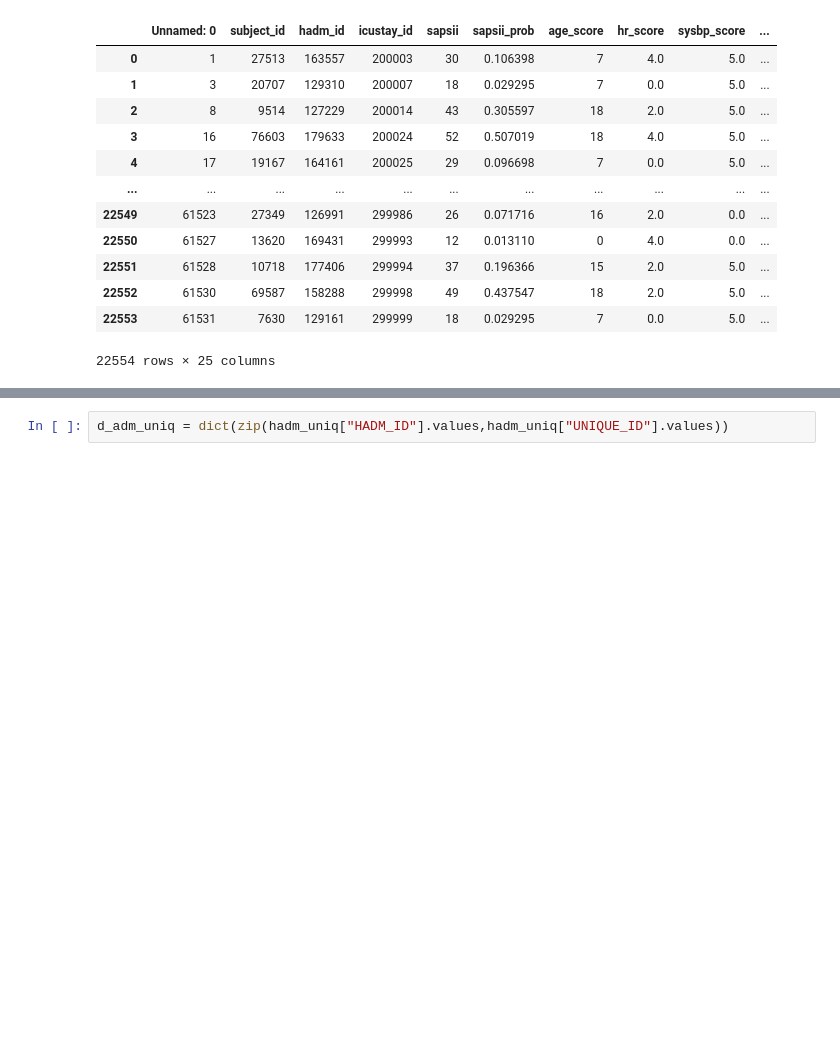
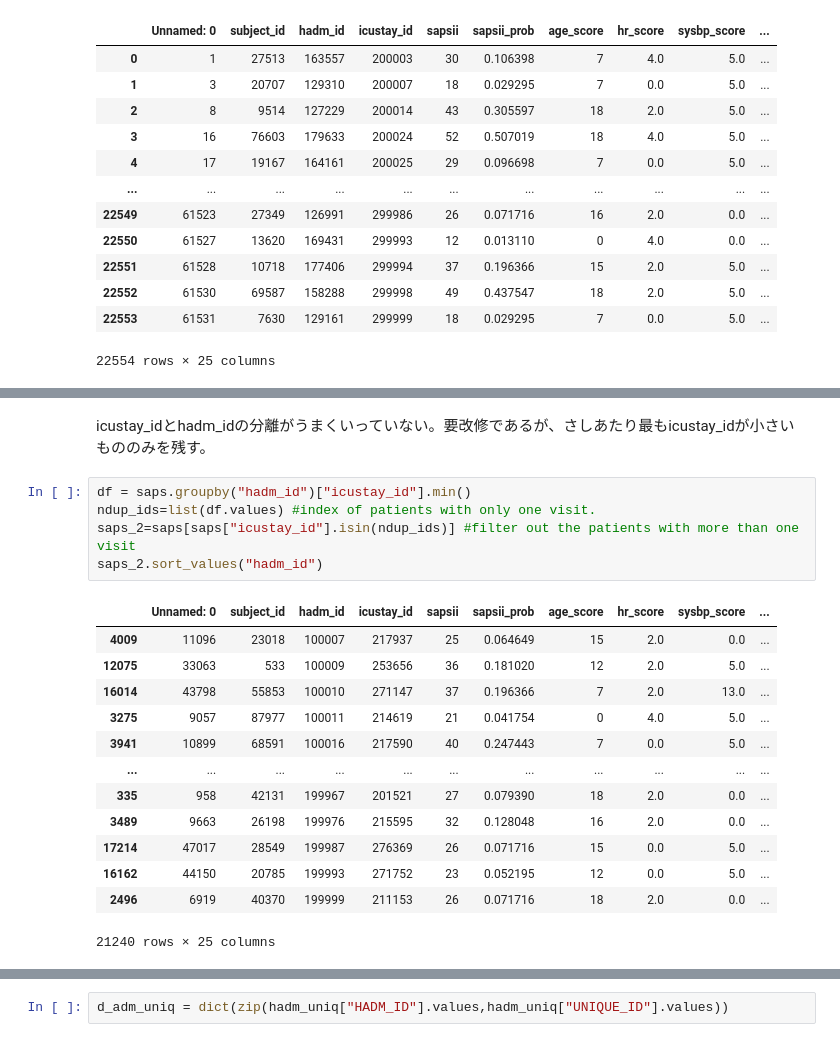
Before and after one commit to keytsuda/Continuous-Monitoring-of-Vital, a Jupyter notebook: GRUODEBayse/makeGRUODE_tags_and_covs.ipynb, the cells around one changed output, grey strips where cells are left out. Drawn from its saved outputs; the diff is of its cells as text; blank space fills up the shorter version.

```diff
--- a/GRUODEBayse/makeGRUODE_tags_and_covs.ipynb
+++ b/GRUODEBayse/makeGRUODE_tags_and_covs.ipynb
@@ -223 +231,22 @@ hadm_uniq.head()
+# %% [markdown]
+icustay_idとhadm_idの分離がうまくいっていない。要改修であるが、さしあたり最もicustay_idが小さいもののみを残す。
+# %%
+df = saps.groupby("hadm_id")["icustay_id"].min()
+ndup_ids=list(df.values) #index of patients with only one visit.
+saps_2=saps[saps["icustay_id"].isin(ndup_ids)] #filter out the patients with more than one visit
+saps_2.sort_values("hadm_id")
+# %% [output]
+|  | Unnamed: 0 | subject_id | hadm_id | icustay_id | sapsii | sapsii_prob | age_score | hr_score | sysbp_score | ... |
+| 4009 | 11096 | 23018 | 100007 | 217937 | 25 | 0.064649 | 15 | 2.0 | 0.0 | ... |
+| 12075 | 33063 | 533 | 100009 | 253656 | 36 | 0.181020 | 12 | 2.0 | 5.0 | ... |
+| 16014 | 43798 | 55853 | 100010 | 271147 | 37 | 0.196366 | 7 | 2.0 | 13.0 | ... |
+| 3275 | 9057 | 87977 | 100011 | 214619 | 21 | 0.041754 | 0 | 4.0 | 5.0 | ... |
+| 3941 | 10899 | 68591 | 100016 | 217590 | 40 | 0.247443 | 7 | 0.0 | 5.0 | ... |
+| ... | ... | ... | ... | ... | ... | ... | ... | ... | ... | ... |
+| 335 | 958 | 42131 | 199967 | 201521 | 27 | 0.079390 | 18 | 2.0 | 0.0 | ... |
+| 3489 | 9663 | 26198 | 199976 | 215595 | 32 | 0.128048 | 16 | 2.0 | 0.0 | ... |
+| 17214 | 47017 | 28549 | 199987 | 276369 | 26 | 0.071716 | 15 | 0.0 | 5.0 | ... |
+| 16162 | 44150 | 20785 | 199993 | 271752 | 23 | 0.052195 | 12 | 0.0 | 5.0 | ... |
+| 2496 | 6919 | 40370 | 199999 | 211153 | 26 | 0.071716 | 18 | 2.0 | 0.0 | ... |
+21240 rows × 25 columns
 # %%
```
Also changed, not shown: parts of 12 cells of this notebook, 15 other files.
